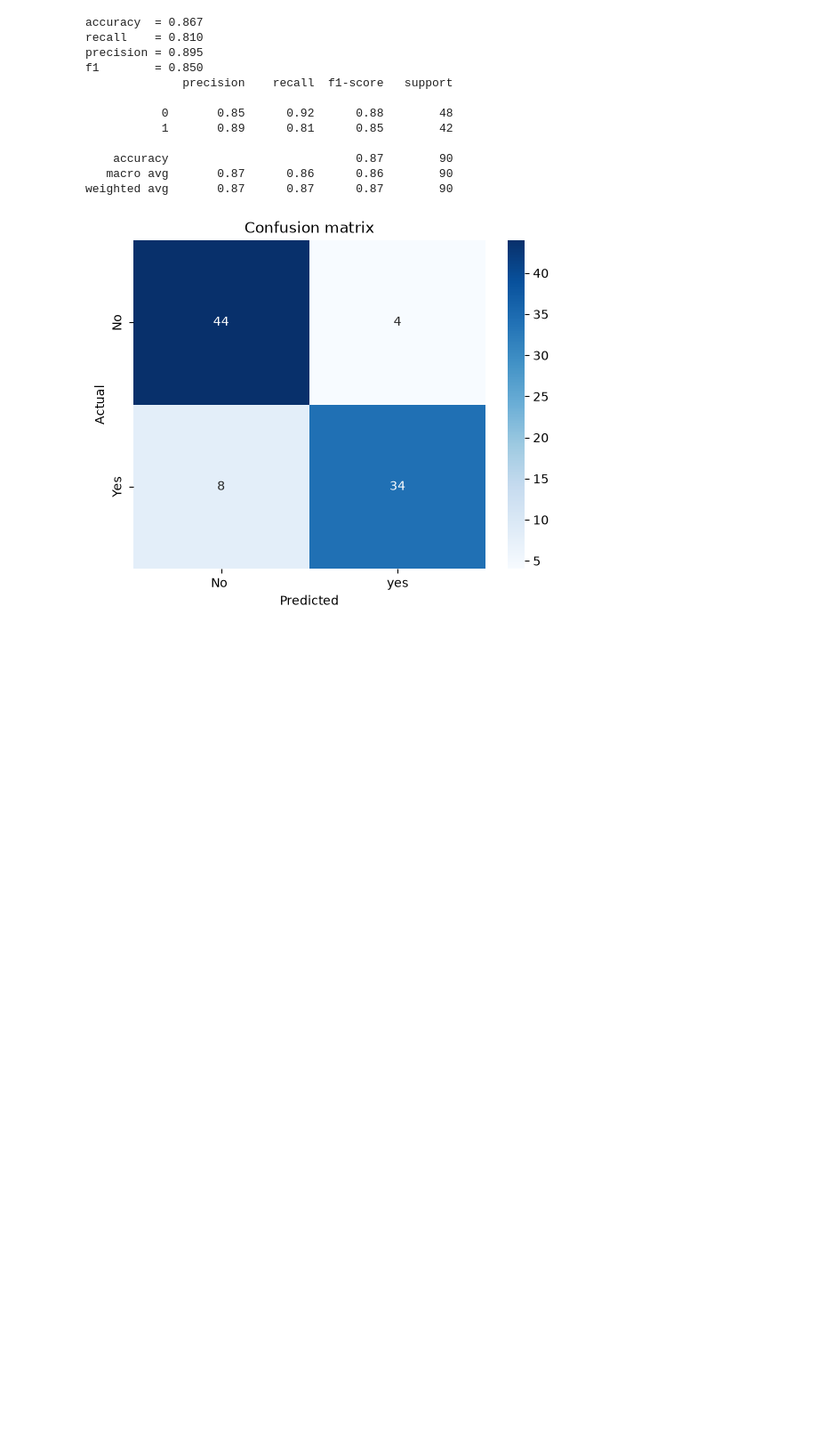
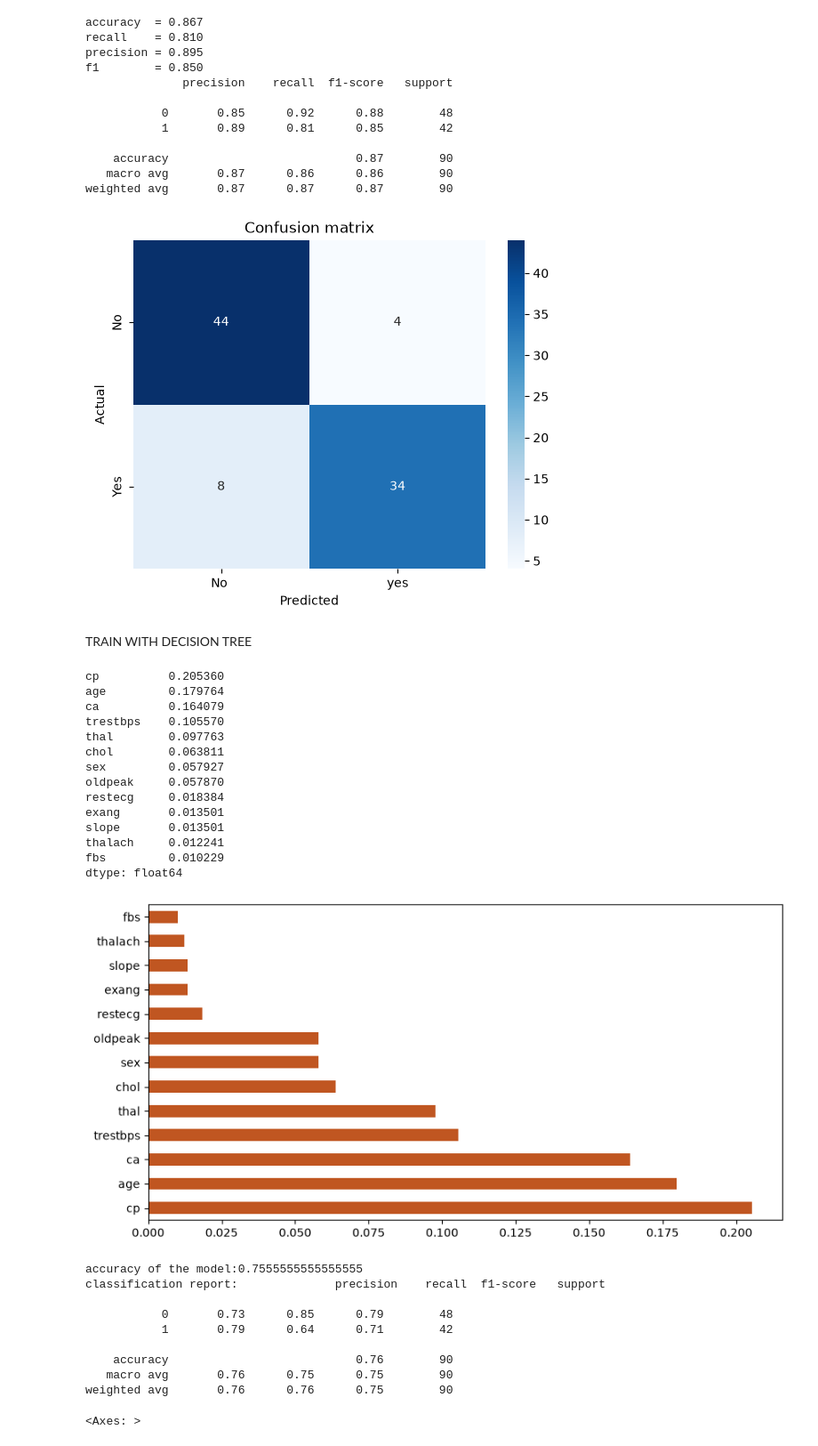
Before and after one commit to MelvinMathai369/Heart_disease, a Jupyter notebook: heart_disease.ipynb, the cells around one changed output. Shown at 89% size. Saved outputs shown, nothing was run; the diff lists cells and outputs as text; code cells hidden in the pictures; blank space fills up the shorter version.

Commit message:
addedDecision Tree

```diff
--- a/heart_disease.ipynb
+++ b/heart_disease.ipynb
@@ -184,3 +174,79 @@ f1        = 0.850
    macro avg       0.87      0.86      0.86        90
 weighted avg       0.87      0.87      0.87        90
 [figure]
+# %% [markdown]
+TRAIN WITH DECISION TREE
+# %%
+decision_tree = Pipeline([
+    ("preprocess",preprocessor),
+    ("clf",DecisionTreeClassifier(class_weight="balanced",random_state=42))
+])
+
+
+param_grid = {
+    "clf__max_depth": [3, 5, 7, 10, None],
+    "clf__min_samples_split": [2, 10, 20],
+    "clf__min_samples_leaf": [1, 5, 10],
+    "clf__criterion": ["gini", "entropy"],
+}
+
+model = GridSearchCV(
+    estimator=decision_tree,
+    param_grid=param_grid,
+    cv=5,
+    scoring="f1",
+    n_jobs=-1
+)
+
+
+model.fit(X_train,y_train)
+
+best_pipeline = model.best_estimator_
+best_tree = best_pipeline.named_steps["clf"]
+
+importance = pd.Series(
+    best_tree.feature_importances_,
+    index=X_train.columns,
+).sort_values(ascending=False)
+
+print(importance)
+plot.figure(figsize=(10,5))
+
+importance.plot.barh(color=["#2b6cb0" if v < 0 else "#c05621" for v in importance])
+plot.show()
+
+res = best_pipeline.predict(X_test)
+accuracy = accuracy_score(y_test,res)
+classification = classification_report(y_test,res)
+
+print(f"accuracy of the model:{accuracy}")
+print(f"classification report:{classification}")
+
+conf_matrix = confusion_matrix(y_test,res)
+sns.heatmap(conf_matrix,cmap="Blues",annot=True)
+# %% [output]
+cp          0.205360
+age         0.179764
+ca          0.164079
+trestbps    0.105570
+thal        0.097763
+chol        0.063811
+sex         0.057927
+oldpeak     0.057870
+restecg     0.018384
+exang       0.013501
+slope       0.013501
+thalach     0.012241
+fbs         0.010229
+dtype: float64
+[figure, added]
+accuracy of the model:0.7555555555555555
+classification report:              precision    recall  f1-score   support
+
+           0       0.73      0.85      0.79        48
+           1       0.79      0.64      0.71        42
+
+    accuracy                           0.76        90
+   macro avg       0.76      0.75      0.75        90
+weighted avg       0.76      0.76      0.75        90
+<Axes: >
```
Also changed, not shown: parts of 4 cells of this notebook.
